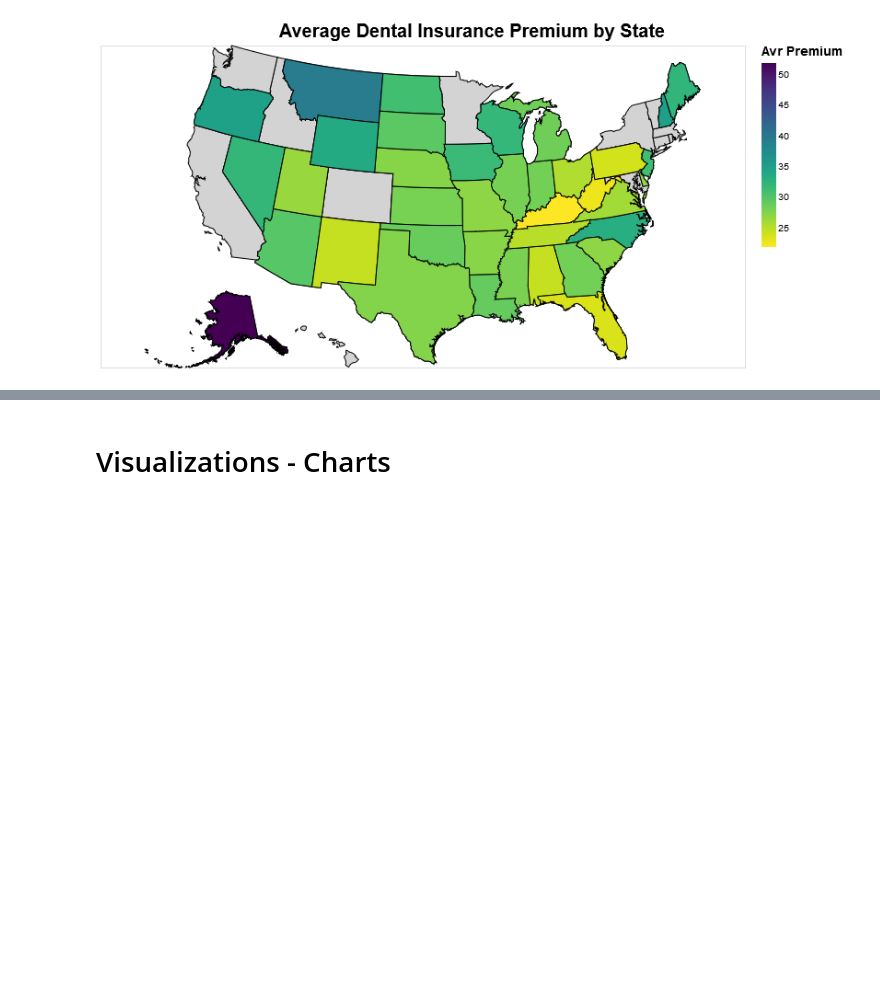
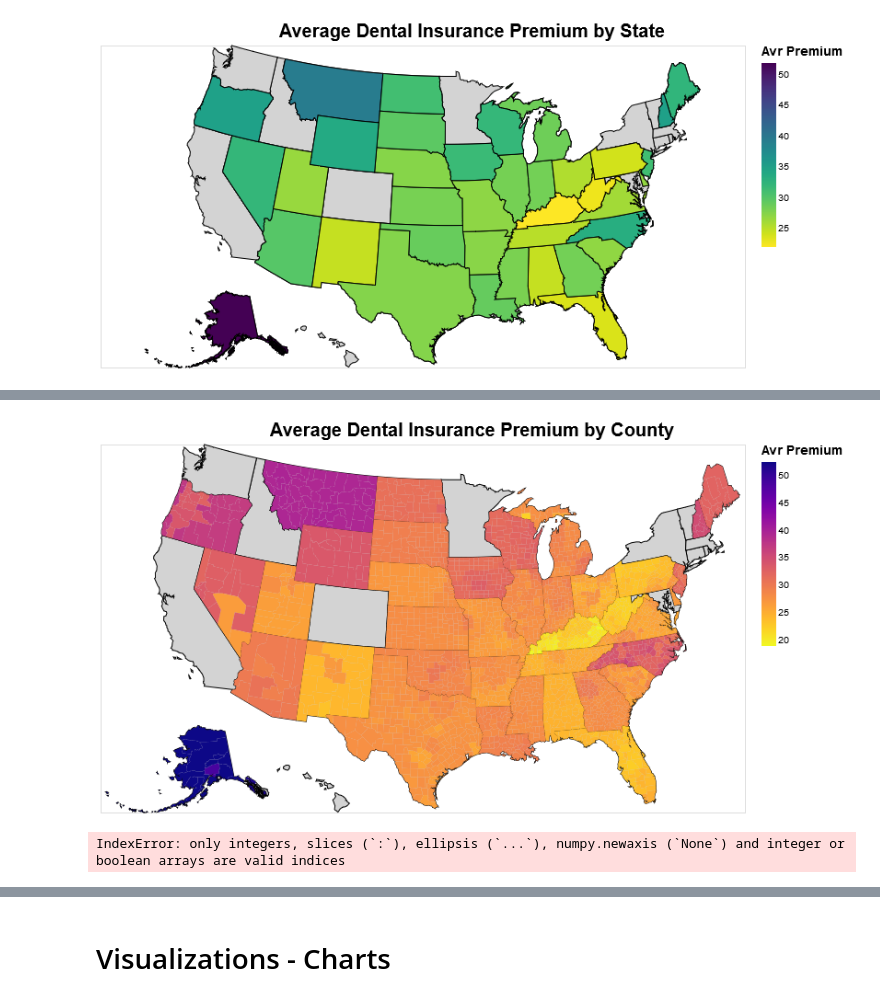
Before and after one commit to hjhuney/Healthcare-dot-Gov-Notebooks, a Jupyter notebook: 2017_QHP_Individual_Market_Dental.ipynb, the cells around one changed output, grey strips where cells are left out. Saved outputs shown, nothing was run; the diff lists cells and outputs as text; code cells hidden in the pictures; blank space fills up the shorter version.

```diff
--- a/2017_QHP_Individual_Market_Dental.ipynb
+++ b/2017_QHP_Individual_Market_Dental.ipynb
@@ -402,0 +415,8 @@ county_prem_df.head()
+# %%
+county_geo_dict = pd.Series(df['County Name'].values,index=df['FIPS County Code']).to_dict()
+# %%
+county_prem_df = feature_by_premium('FIPS County Code')
+county_prem_df['county'] = county_prem_df['id'].map(county_geo_dict)
+county_prem_df['avg_prem'] = np.round(county_prem_df['avg_prem'], 2)
+county_prem_df['id'] = county_prem_df['id'].astype('str')
+county_prem_df.head()
@@ -402,0 +435,4 @@ county_prem_df.head()
+# %%
+for i in county_prem_df.index:
+    if len(county_prem_df['id'][i]) == 4:
+        county_prem_df['id'][i] = '0' + county_prem_df['id'][i]
@@ -439,0 +523,37 @@ config
+# %%
+counties = alt.topo_feature(data.us_10m.url, 'counties')
+county_source = county_prem_df
+
+foreground = alt.Chart(counties).mark_geoshape(
+    ).encode(
+    color=alt.Color('avg_prem:Q', sort="descending",  scale=alt.Scale(scheme='plasma'), legend=alt.Legend(title="Avr Premium", tickCount=6))
+).transform_lookup(
+    lookup='id',
+    from_=alt.LookupData(county_source, 'id', ['avg_prem'])
+).project(
+    type='albersUsa'
+).properties(
+    title="Average Dental Insurance Premium by County",
+    width=700,
+    height=400
+)
+
+# generate background for states with no data; create boundary lines for states
+background = alt.Chart(states).mark_geoshape(
+    fill='lightgray',
+    stroke='black'
+).properties(
+    width=700,
+    height=400
+).project('albersUsa')
+
+config = alt.layer(background, foreground).configure_title(fontSize=20, anchor="middle").configure_legend(titleColor='black', titleFontSize=14)
+
+config
+# %% [output]
+[figure, added]
+# %%
+min_value = sorted([d['avg_prem'] for d in county_prem_df.values])[5]
+# max_value = sorted([d['avg_prem'] for d in geodata.values])[-5]
+# %% [output]
+IndexError: only integers, slices (`:`), ellipsis (`...`), numpy.newaxis (`None`) and integer or boolean arrays are valid indices
```
Also changed, not shown: parts of 34 cells of this notebook.
